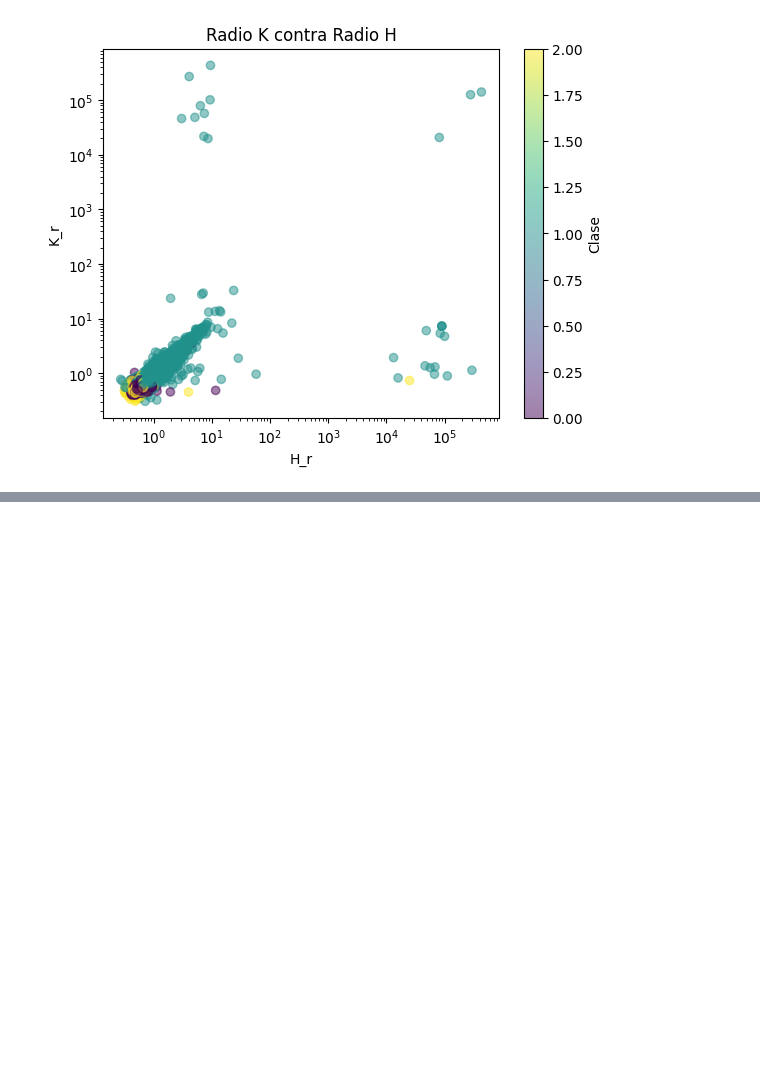
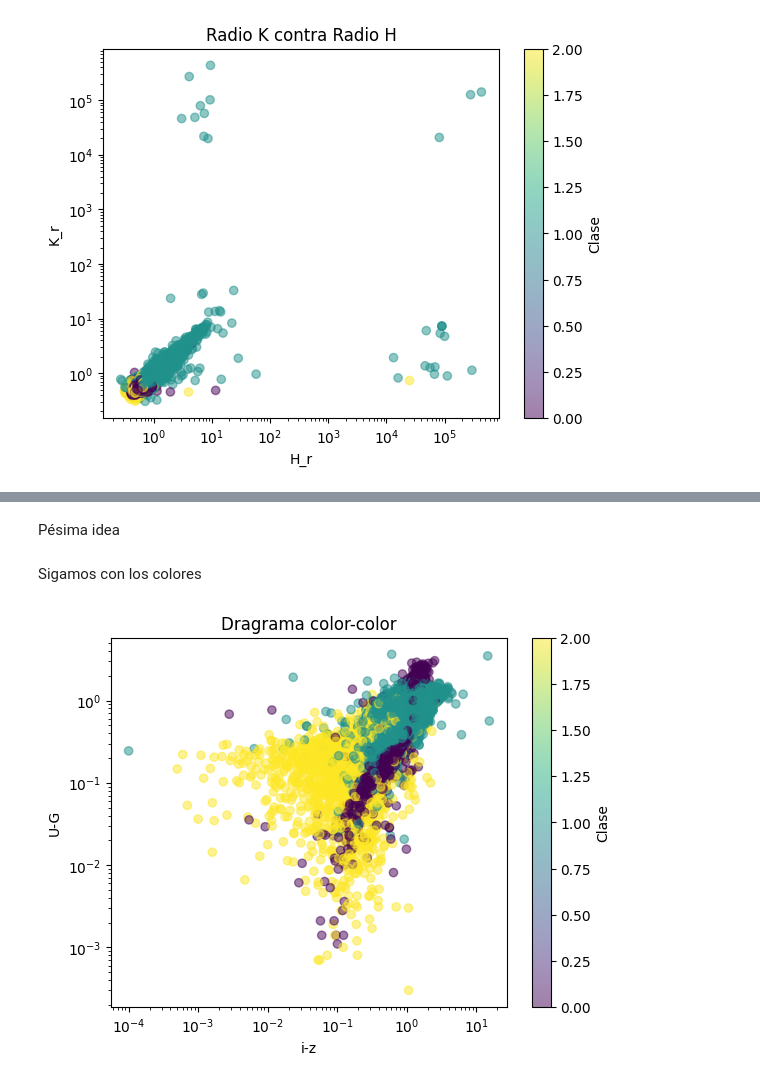
Before and after one commit to HombreRo12/Astromet_2024, a Jupyter notebook: Tp5/Exploración.ipynb, the cells around one changed output, grey strips where cells are left out. Cells and saved outputs as stored; diff of their text form; code cells hidden in the pictures; blank space fills up the shorter version.

```diff
--- a/Tp5/Exploración.ipynb
+++ b/Tp5/Exploración.ipynb
@@ -259,0 +242,17 @@ df_sumbit.loc[:,['Hclass']].to_csv('submission_ejemplo.csv',index=True)
+# %% [markdown]
+Pésima idea
+# %% [markdown]
+Sigamos con los colores
+# %%
+x10 = G-r
+y10 = r-i
+plt.scatter(x10,y10, c=color1, cmap='viridis', alpha=0.5)
+plt.xlabel('i-z')
+plt.ylabel('U-G')
+plt.title('Dragrama color-color')
+plt.colorbar(label='Clase')
+plt.xscale('log')
+plt.yscale('log')
+plt.show()
+# %% [output]
+[figure, added]
```
Also changed, not shown: parts of 28 cells of this notebook, 4 other files.
